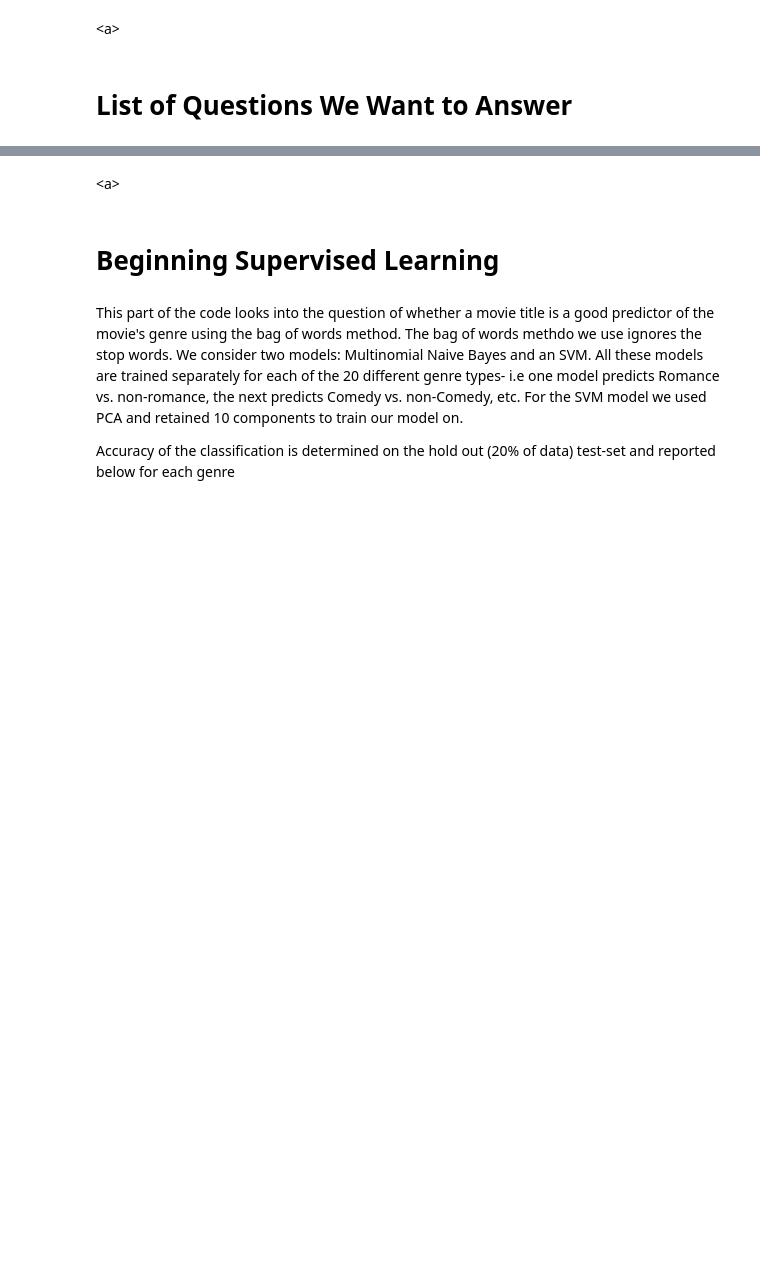
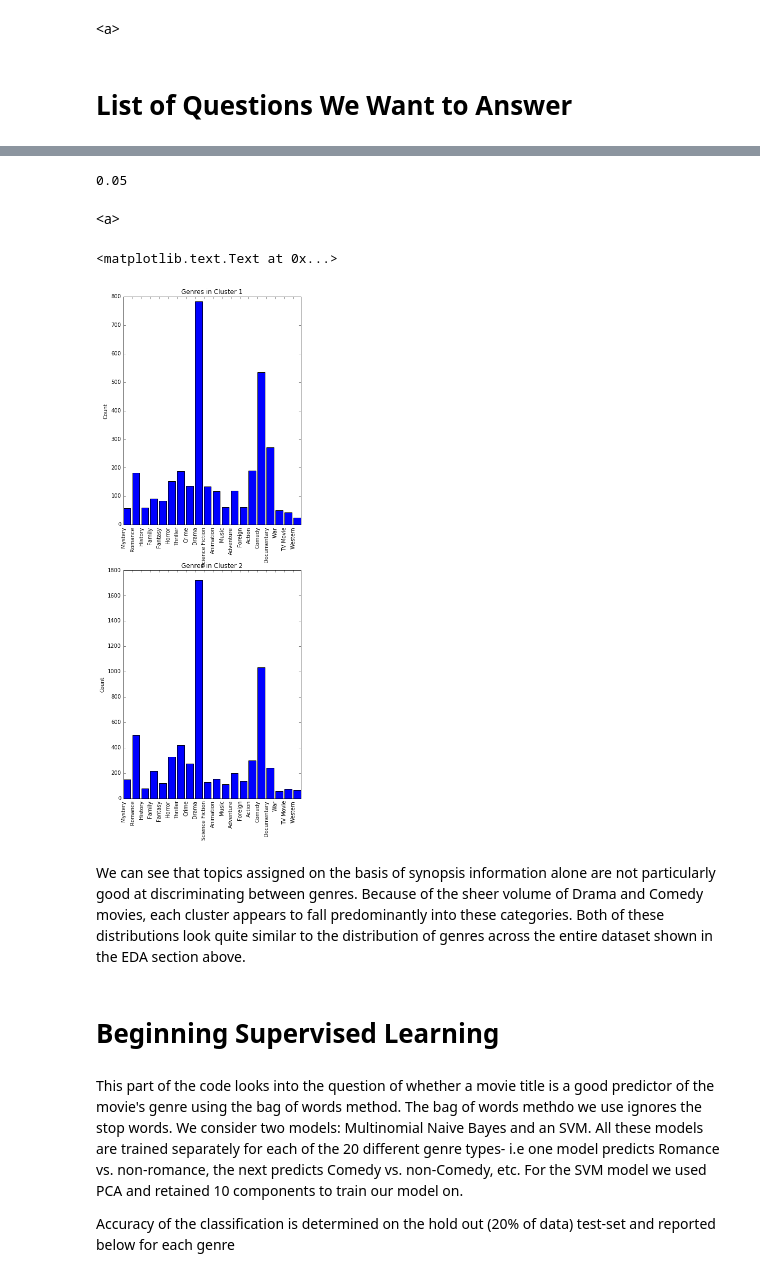
Before and after one commit to cocochrane/CS109B_FinalProject, a Jupyter notebook: Milestone1.ipynb, the cells around one changed output, grey strips where cells are left out. Saved outputs shown, nothing was run; the diff lists cells and outputs as text; code cells hidden in the pictures; blank space fills up the shorter version.

```diff
--- a/Milestone1.ipynb
+++ b/Milestone1.ipynb
@@ -474,5 +577,53 @@ Drama movies tend to have a higher popularity than Romance movies
+# %%
+lda_corpus = ldamodel[corpus]
+# %%
+scores = list(chain(*[[score for topic_id,score in topic]
+                      for topic in [doc for doc in lda_corpus]]))
+threshold = sum(scores)/len(scores)
+print threshold
+# %% [output]
+0.05
+# %%
+cluster1 = [j for i,j in zip(lda_corpus,ids) if i[5][1] > threshold]
+cluster2 = [j for i,j in zip(lda_corpus,ids) if i[10][1] > threshold]
 # %% [markdown]
 <a id='section7'><a\>
+# %%
+genres1 = {}
+for Id in cluster1:
+    movie = TMDB_dictionary[Id]
+    g = movie['genres']
+    for genre in g:
+        if genre not in genres1:
+            genres1[genre] = 1
+        else: genres1[genre] += 1
+
+genres2 = {}
+for Id in cluster2:
+    movie = TMDB_dictionary[Id]
+    g = movie['genres']
+    for genre in g:
+        if genre not in genres2:
+            genres2[genre] = 1
+        else: genres2[genre] += 1
+# %%
+fig, (ax1, ax2) = plt.subplots(2)
+fig.set_figheight(17)
+ax1.set_xticks(range(len(genres1.keys())))
+ax1.set_xticklabels(genres1.keys(), rotation=90)
+ax1.bar(range(len(genres1)), genres1.values())
+ax1.set_title("Genres in Cluster 1")
+ax1.set_ylabel('Count')
+ax2.set_xticks(range(len(genres2.keys())))
+ax2.set_xticklabels(genres2.keys(), rotation=90)
+ax2.bar(range(len(genres2)), genres2.values())
+ax2.set_title("Genres in Cluster 2")
+ax2.set_ylabel('Count')
+# %% [output]
+<matplotlib.text.Text at 0x...>
+[figure, added]
+# %% [markdown]
+We can see that topics assigned on the basis of synopsis information alone are not particularly good at discriminating between genres. Because of the sheer volume of Drama and Comedy movies, each cluster appears to fall predominantly into these categories. Both of these distributions look quite similar to the distribution of genres across the entire dataset shown in the EDA section above.
 # %% [markdown]
 # Beginning Supervised Learning
 # %% [markdown]
```
Also changed, not shown: parts of 25 cells of this notebook.
